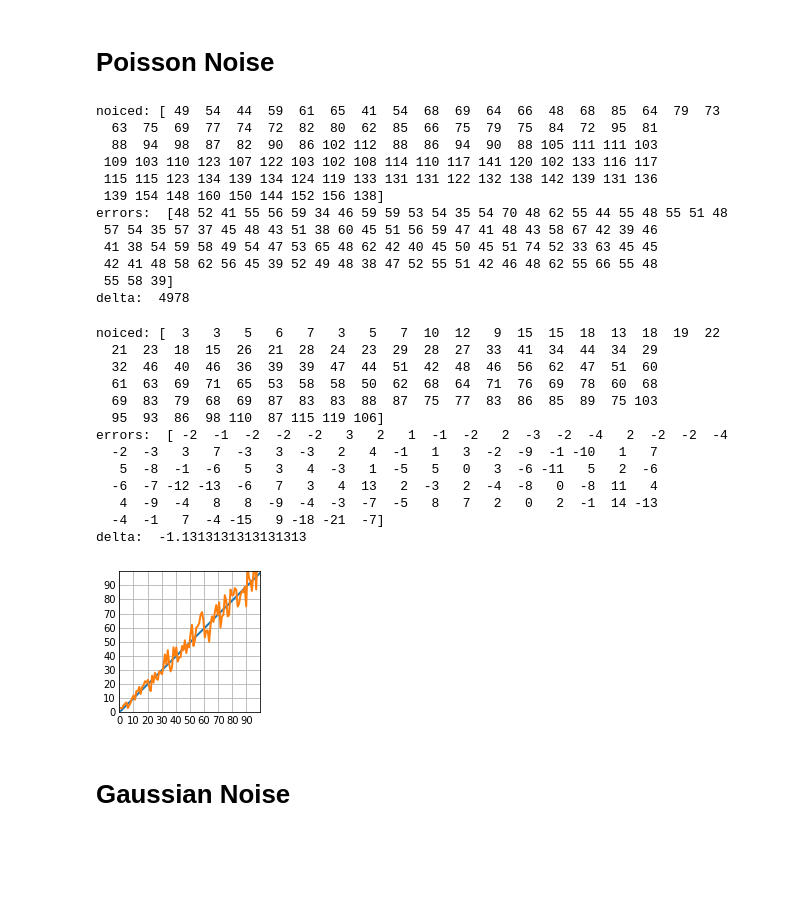
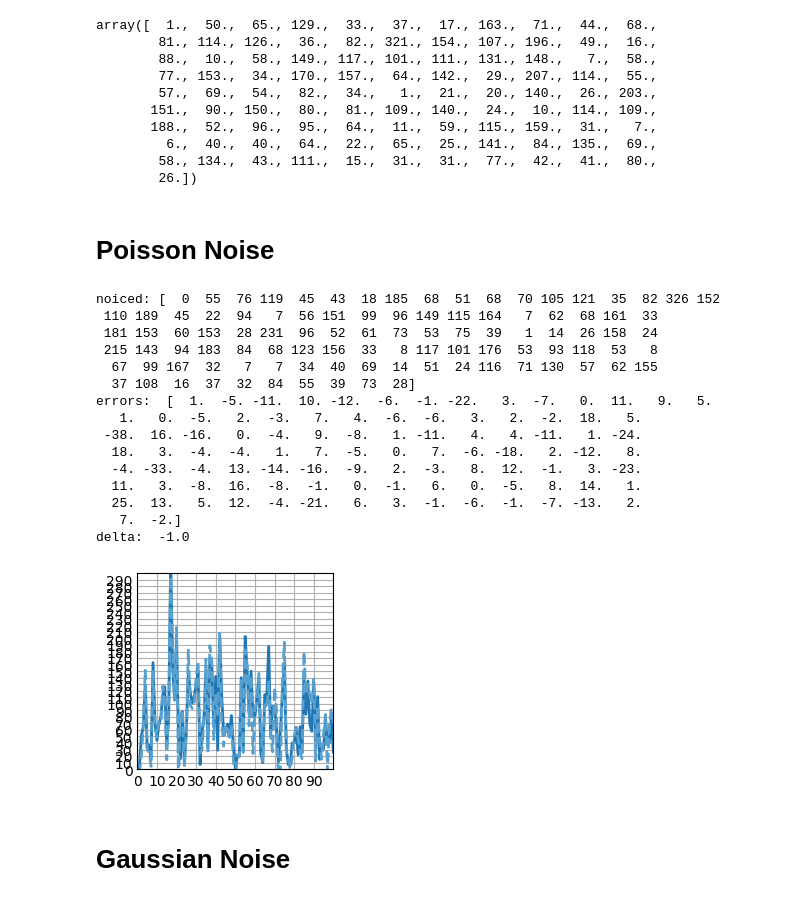
Before and after one commit to vantage6/v6-kaplan-meier-py, a Jupyter notebook: utils/noise.ipynb, the cells around one changed output. Saved outputs shown, nothing was run; the diff lists cells and outputs as text; code cells hidden in the pictures; blank space fills up the shorter version.

```diff
--- a/utils/noise.ipynb
+++ b/utils/noise.ipynb
@@ -3,27 +1,23 @@ a = range(1,100)
+# %%
+a = np.round(abs(np.random.randn(100))* 100)
+# %%
+a
+# %% [output]
+array([  1.,  50.,  65., 129.,  33.,  37.,  17., 163.,  71.,  44.,  68.,
+        81., 114., 126.,  36.,  82., 321., 154., 107., 196.,  49.,  16.,
+        88.,  10.,  58., 149., 117., 101., 111., 131., 148.,   7.,  58.,
+        77., 153.,  34., 170., 157.,  64., 142.,  29., 207., 114.,  55.,
+        57.,  69.,  54.,  82.,  34.,   1.,  21.,  20., 140.,  26., 203.,
+       151.,  90., 150.,  80.,  81., 109., 140.,  24.,  10., 114., 109.,
+       188.,  52.,  96.,  95.,  64.,  11.,  59., 115., 159.,  31.,   7.,
+         6.,  40.,  40.,  64.,  22.,  65.,  25., 141.,  84., 135.,  69.,
+        58., 134.,  43., 111.,  15.,  31.,  31.,  77.,  42.,  41.,  80.,
+        26.])
 # %%
 import numpy
 import matplotlib as plt
 # %% [markdown]
 # Poisson Noise
-# %%
-noice = numpy.random.poisson(numpy.mean(a), len(a))
-
-print("noiced:", a + noice)
-print("errors: ", noice)
-print("delta: ", sum(noice))
-# %% [output]
-noiced: [ 49  54  44  59  61  65  41  54  68  69  64  66  48  68  85  64  79  73
-  63  75  69  77  74  72  82  80  62  85  66  75  79  75  84  72  95  81
-  88  94  98  87  82  90  86 102 112  88  86  94  90  88 105 111 111 103
- 109 103 110 123 107 122 103 102 108 114 110 117 141 120 102 133 116 117
- 115 115 123 134 139 134 124 119 133 131 131 122 132 138 142 139 131 136
- 139 154 148 160 150 144 152 156 138]
-errors:  [48 52 41 55 56 59 34 46 59 59 53 54 35 54 70 48 62 55 44 55 48 55 51 48
- 57 54 35 57 37 45 48 43 51 38 60 45 51 56 59 47 41 48 43 58 67 42 39 46
- 41 38 54 59 58 49 54 47 53 65 48 62 42 40 45 50 45 51 74 52 33 63 45 45
- 42 41 48 58 62 56 45 39 52 49 48 38 47 52 55 51 42 46 48 62 55 66 55 48
- 55 58 39]
-delta:  4978
 # %%
 numpy.random.seed()
 noice2 = numpy.random.poisson(a)
@@ -31,43 +25,45 @@ print("noiced:", noice2)
 print("errors: ", a - noice2)
 print("delta: ", sum(a - noice2)/len(a))
 # %% [output]
-noiced: [  3   3   5   6   7   3   5   7  10  12   9  15  15  18  13  18  19  22
-  21  23  18  15  26  21  28  24  23  29  28  27  33  41  34  44  34  29
-  32  46  40  46  36  39  39  47  44  51  42  48  46  56  62  47  51  60
-  61  63  69  71  65  53  58  58  50  62  68  64  71  76  69  78  60  68
-  69  83  79  68  69  87  83  83  88  87  75  77  83  86  85  89  75 103
-  95  93  86  98 110  87 115 119 106]
-errors:  [ -2  -1  -2  -2  -2   3   2   1  -1  -2   2  -3  -2  -4   2  -2  -2  -4
-  -2  -3   3   7  -3   3  -3   2   4  -1   1   3  -2  -9  -1 -10   1   7
-   5  -8  -1  -6   5   3   4  -3   1  -5   5   0   3  -6 -11   5   2  -6
-  -6  -7 -12 -13  -6   7   3   4  13   2  -3   2  -4  -8   0  -8  11   4
-   4  -9  -4   8   8  -9  -4  -3  -7  -5   8   7   2   0   2  -1  14 -13
-  -4  -1   7  -4 -15   9 -18 -21  -7]
-delta:  -1.1313131313131313
+noiced: [  0  55  76 119  45  43  18 185  68  51  68  70 105 121  35  82 326 152
+ 110 189  45  22  94   7  56 151  99  96 149 115 164   7  62  68 161  33
+ 181 153  60 153  28 231  96  52  61  73  53  75  39   1  14  26 158  24
+ 215 143  94 183  84  68 123 156  33   8 117 101 176  53  93 118  53   8
+  67  99 167  32   7   7  34  40  69  14  51  24 116  71 130  57  62 155
+  37 108  16  37  32  84  55  39  73  28]
+errors:  [  1.  -5. -11.  10. -12.  -6.  -1. -22.   3.  -7.   0.  11.   9.   5.
+   1.   0.  -5.   2.  -3.   7.   4.  -6.  -6.   3.   2.  -2.  18.   5.
+ -38.  16. -16.   0.  -4.   9.  -8.   1. -11.   4.   4. -11.   1. -24.
+  18.   3.  -4.  -4.   1.   7.  -5.   0.   7.  -6. -18.   2. -12.   8.
+  -4. -33.  -4.  13. -14. -16.  -9.   2.  -3.   8.  12.  -1.   3. -23.
+  11.   3.  -8.  16.  -8.  -1.   0.  -1.   6.   0.  -5.   8.  14.   1.
+  25.  13.   5.  12.  -4. -21.   6.   3.  -1.  -6.  -1.  -7. -13.   2.
+   7.  -2.]
+delta:  -1.0
 # %%
 import matplotlib.pyplot as plt
 import numpy as np
 
 plt.style.use('_mpl-gallery')
 
 # make data
 x = np.linspace(1, 100, len(a))
 
 # plot
 fig, ax = plt.subplots()
 
 
 ax.plot(x, list(a), linewidth=2.0)
 # ax.plot(x, list(noice), linewidth=2.0)
-ax.plot(x, list(noice2), linewidth=2.0)
+ax.plot(x, list(a + noise), linewidth=2.0, linestyle='--')
 
 
 
 ax.set(xlim=(0, 100), xticks=np.arange(0, 99,10),
-       ylim=(0, 100), yticks=np.arange(0, 99,10))
+       ylim=(0, 300), yticks=np.arange(0, 300,10))
 
 plt.show()
 # %% [output]
-[figure, old version]
+[figure, new version]
 # %% [markdown]
 # Gaussian Noise
```
Also changed, not shown: parts of 8 cells of this notebook, 4 other files.
